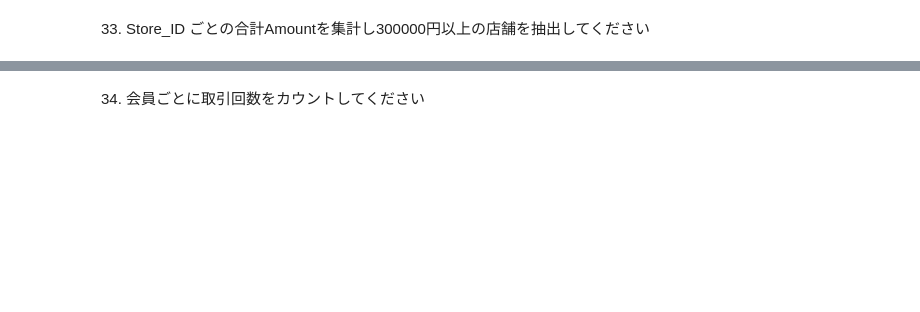
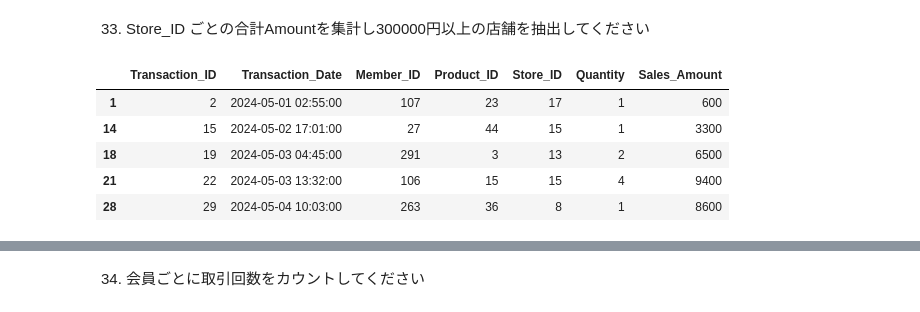
Before and after one commit to ken-hori-2/Kaggle_ws, a Jupyter notebook: 2025_Done/20250215_Done/Udemy_100本ノック_問題.ipynb, the cells around one changed output, grey strips where cells are left out. Cells and saved outputs as stored; diff of their text form; code cells hidden in the pictures; blank space fills up the shorter version.

```diff
--- a/2025_Done/20250215_Done/Udemy_100本ノック_問題.ipynb
+++ b/2025_Done/20250215_Done/Udemy_100本ノック_問題.ipynb
@@ -572,2 +759,18 @@ Index(['Transaction_ID', 'Transaction_Date', 'Member_ID', 'Product_ID',
 # %% [markdown]
 33. Store_ID ごとの合計Amountを集計し300000円以上の店舗を抽出してください
+# %%
+sum_amount_per_storeid = sales_df_my_work.groupby('Store_ID')['Sales_Amount'].sum() # この時点でSales_Amountのラベルは取れてしまう
+
+sum_amount_per_storeid[sum_amount_per_storeid > 300000]
+# sum_amount_per_storeid.head()
+
+# ここからはわからなかったので、調べてみる
+sum_amount_per_storeid[sum_amount_per_storeid > 300000].index # Store_IDのみ取得 # これが条件になる
+sales_df_my_work[sales_df_my_work['Store_ID'].isin(sum_amount_per_storeid[sum_amount_per_storeid > 300000].index)].head()
+# %% [output]
+|  | Transaction_ID | Transaction_Date | Member_ID | Product_ID | Store_ID | Quantity | Sales_Amount |
+| 1 | 2 | 2024-05-01 02:55:00 | 107 | 23 | 17 | 1 | 600 |
+| 14 | 15 | 2024-05-02 17:01:00 | 27 | 44 | 15 | 1 | 3300 |
+| 18 | 19 | 2024-05-03 04:45:00 | 291 | 3 | 13 | 2 | 6500 |
+| 21 | 22 | 2024-05-03 13:32:00 | 106 | 15 | 15 | 4 | 9400 |
+| 28 | 29 | 2024-05-04 10:03:00 | 263 | 36 | 8 | 1 | 8600 |
```
Also changed, not shown: parts of 17 cells of this notebook.
